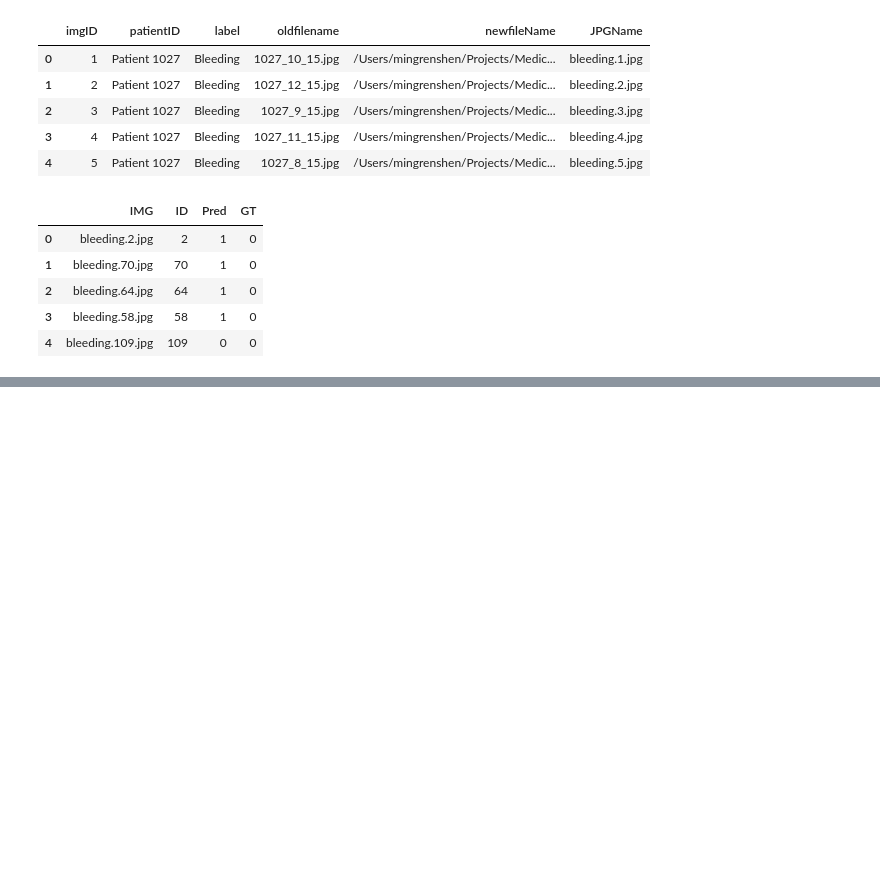
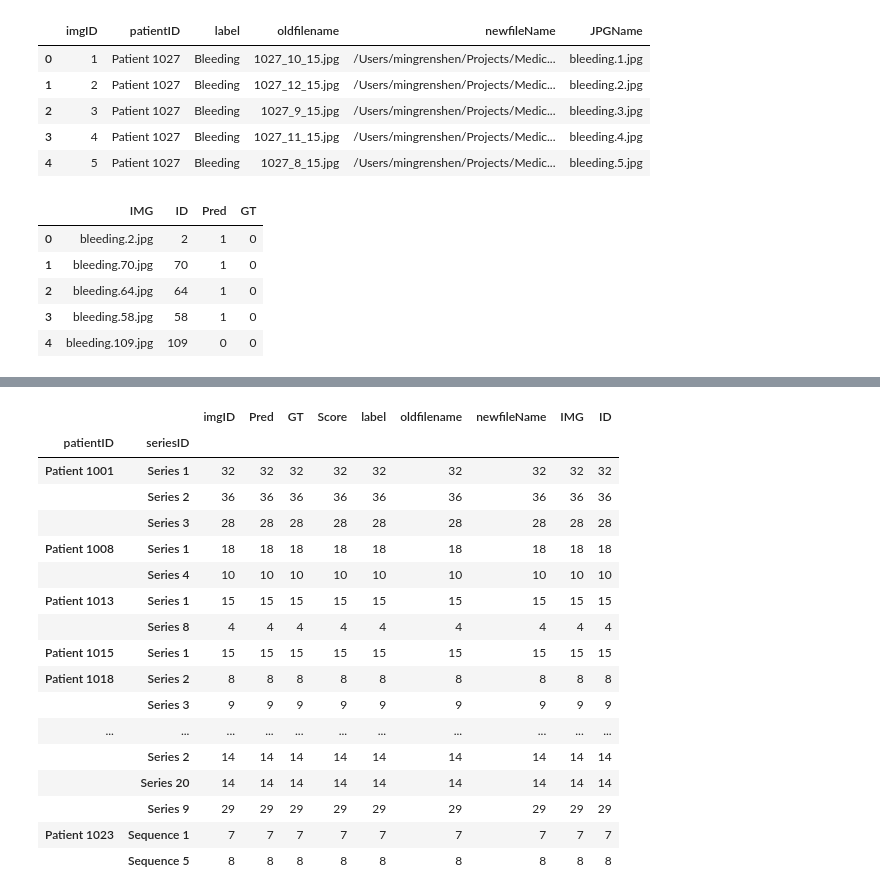
Before and after one commit to uw-cmg/MedicalImgAnalysis-BleedingSitesDetection, a Jupyter notebook: notebooks/MedImg_Stage3_Testing.ipynb, the cells around one changed output, grey strips where cells are left out. Drawn from its saved outputs; the diff is of its cells as text; code cells hidden in the pictures; blank space fills up the shorter version.

Commit message:
Patient Based Metrics

```diff
--- a/notebooks/MedImg_Stage3_Testing.ipynb
+++ b/notebooks/MedImg_Stage3_Testing.ipynb
@@ -429,0 +472,2 @@ predCSV.head()
+# %%
+mergedCSV = pd.read_csv("AnalysisPatientBased/NonBleedingSummaryMerged.csv",header=0)
@@ -429,0 +506,23 @@ predCSV.head()
+# %%
+B = mergedCSV.groupby(['patientID','seriesID']).count()
+# %%
+B
+# %% [output]
+|  |  | imgID | Pred | GT | Score | label | oldfilename | newfileName | IMG | ID |
+| patientID | seriesID |  |  |  |  |  |  |  |  |  |
+| Patient 1001 | Series 1 | 32 | 32 | 32 | 32 | 32 | 32 | 32 | 32 | 32 |
+|  | Series 2 | 36 | 36 | 36 | 36 | 36 | 36 | 36 | 36 | 36 |
+|  | Series 3 | 28 | 28 | 28 | 28 | 28 | 28 | 28 | 28 | 28 |
+| Patient 1008 | Series 1 | 18 | 18 | 18 | 18 | 18 | 18 | 18 | 18 | 18 |
+|  | Series 4 | 10 | 10 | 10 | 10 | 10 | 10 | 10 | 10 | 10 |
+| Patient 1013 | Series 1 | 15 | 15 | 15 | 15 | 15 | 15 | 15 | 15 | 15 |
+|  | Series 8 | 4 | 4 | 4 | 4 | 4 | 4 | 4 | 4 | 4 |
+| Patient 1015 | Series 1 | 15 | 15 | 15 | 15 | 15 | 15 | 15 | 15 | 15 |
+| Patient 1018 | Series 2 | 8 | 8 | 8 | 8 | 8 | 8 | 8 | 8 | 8 |
+|  | Series 3 | 9 | 9 | 9 | 9 | 9 | 9 | 9 | 9 | 9 |
+| ... | ... | ... | ... | ... | ... | ... | ... | ... | ... | ... |
+|  | Series 2 | 14 | 14 | 14 | 14 | 14 | 14 | 14 | 14 | 14 |
+|  | Series 20 | 14 | 14 | 14 | 14 | 14 | 14 | 14 | 14 | 14 |
+|  | Series 9 | 29 | 29 | 29 | 29 | 29 | 29 | 29 | 29 | 29 |
+| Patient 1023 | Sequence 1 | 7 | 7 | 7 | 7 | 7 | 7 | 7 | 7 | 7 |
+|  | Sequence 5 | 8 | 8 | 8 | 8 | 8 | 8 | 8 | 8 | 8 |
```
Also changed, not shown: parts of 13 cells of this notebook, 4 other files.
